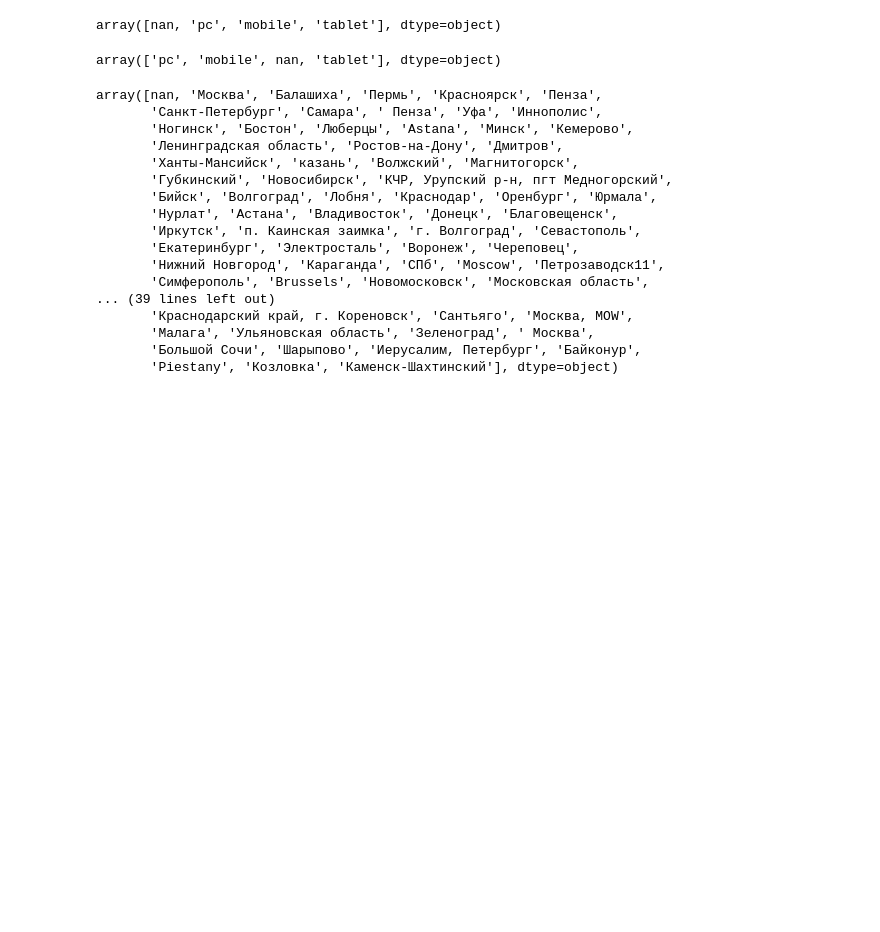
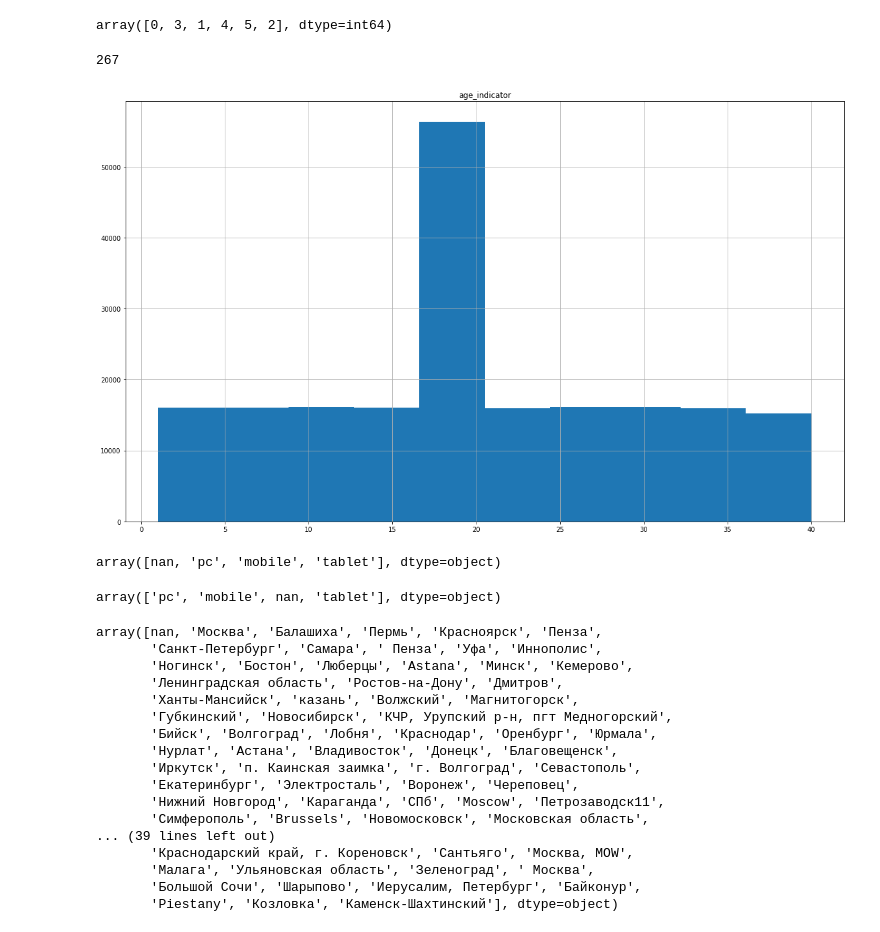
Before and after one commit to endovitskayaV/netology, a Jupyter notebook: explore.ipynb, the cells around one changed output. Cells and saved outputs as stored; diff of their text form; code cells hidden in the pictures; blank space fills up the shorter version.

```diff
--- a/explore.ipynb
+++ b/explore.ipynb
@@ -17,0 +38,8 @@ df = pd.read_csv("./content/train.csv")
+# %%
+df.target.unique()
+# %% [output]
+array([0, 3, 1, 4, 5, 2], dtype=int64)
+# %%
+df.program_id.unique().size
+# %% [output]
+267
@@ -18,3 +48,7 @@ df = pd.read_csv("./content/train.csv")
+# %%
+_ = df[["age_indicator"]].hist(figsize=(20,12))
+# %% [output]
+[figure, added]
 # %%
 df_test = pd.read_csv("./content/test.csv")
 # %%
```
Also changed, not shown: parts of 3 cells of this notebook, 8 other files.
